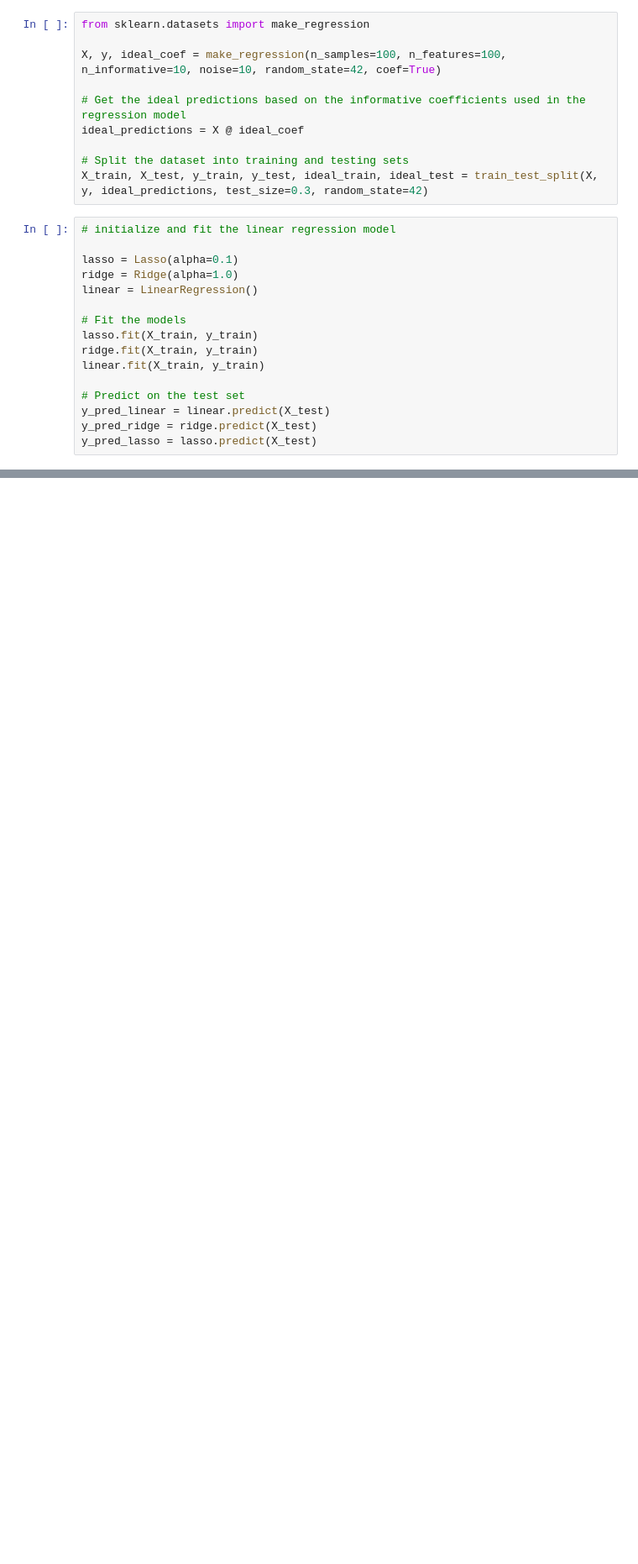
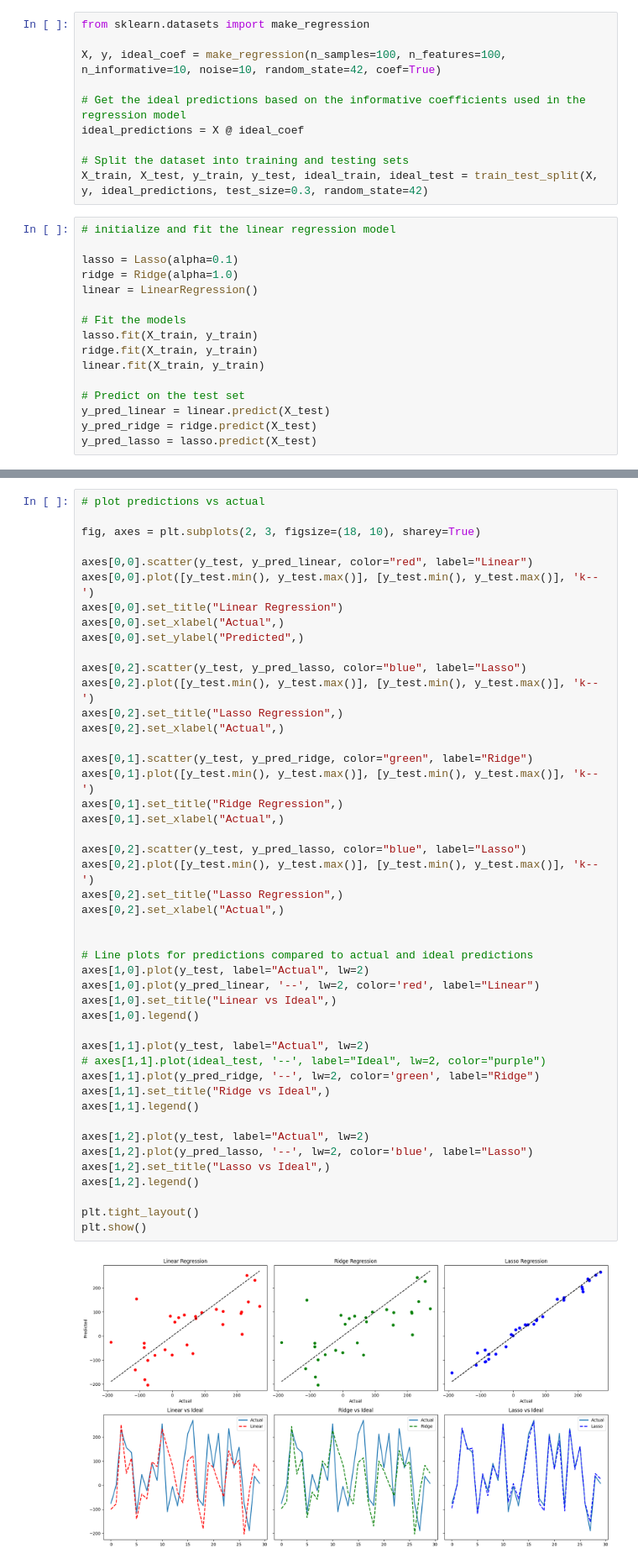
Before and after one commit to Helia-Karisani/regularization-in-linear-regression, a Jupyter notebook: regularization-in-linear-regression.ipynb, the cells around one changed output, grey strips where cells are left out. Shown at 84% size. Cells and saved outputs as stored; diff of their text form; blank space fills up the shorter version.

Commit message:
plot predictions vs actual

```diff
--- a/regularization-in-linear-regression.ipynb
+++ b/regularization-in-linear-regression.ipynb
@@ -283,0 +314,48 @@ y_pred_lasso = lasso.predict(X_test)
+# %%
+# plot predictions vs actual
+
+fig, axes = plt.subplots(2, 3, figsize=(18, 10), sharey=True)
+
+axes[0,0].scatter(y_test, y_pred_linear, color="red", label="Linear")
+axes[0,0].plot([y_test.min(), y_test.max()], [y_test.min(), y_test.max()], 'k--')
+axes[0,0].set_title("Linear Regression")
+axes[0,0].set_xlabel("Actual",)
+axes[0,0].set_ylabel("Predicted",)
+
+axes[0,2].scatter(y_test, y_pred_lasso, color="blue", label="Lasso")
+axes[0,2].plot([y_test.min(), y_test.max()], [y_test.min(), y_test.max()], 'k--')
+axes[0,2].set_title("Lasso Regression",)
+axes[0,2].set_xlabel("Actual",)
+
+axes[0,1].scatter(y_test, y_pred_ridge, color="green", label="Ridge")
+axes[0,1].plot([y_test.min(), y_test.max()], [y_test.min(), y_test.max()], 'k--')
+axes[0,1].set_title("Ridge Regression",)
+axes[0,1].set_xlabel("Actual",)
+
+axes[0,2].scatter(y_test, y_pred_lasso, color="blue", label="Lasso")
+axes[0,2].plot([y_test.min(), y_test.max()], [y_test.min(), y_test.max()], 'k--')
+axes[0,2].set_title("Lasso Regression",)
+axes[0,2].set_xlabel("Actual",)
+
+
+# Line plots for predictions compared to actual and ideal predictions
+axes[1,0].plot(y_test, label="Actual", lw=2)
+axes[1,0].plot(y_pred_linear, '--', lw=2, color='red', label="Linear")
+axes[1,0].set_title("Linear vs Ideal",)
+axes[1,0].legend()
+
+axes[1,1].plot(y_test, label="Actual", lw=2)
+# axes[1,1].plot(ideal_test, '--', label="Ideal", lw=2, color="purple")
+axes[1,1].plot(y_pred_ridge, '--', lw=2, color='green', label="Ridge")
+axes[1,1].set_title("Ridge vs Ideal",)
+axes[1,1].legend()
+
+axes[1,2].plot(y_test, label="Actual", lw=2)
+axes[1,2].plot(y_pred_lasso, '--', lw=2, color='blue', label="Lasso")
+axes[1,2].set_title("Lasso vs Ideal",)
+axes[1,2].legend()
+
+plt.tight_layout()
+plt.show()
+# %% [output]
+[figure, added]
```
Also changed, not shown: parts of 2 cells of this notebook.
